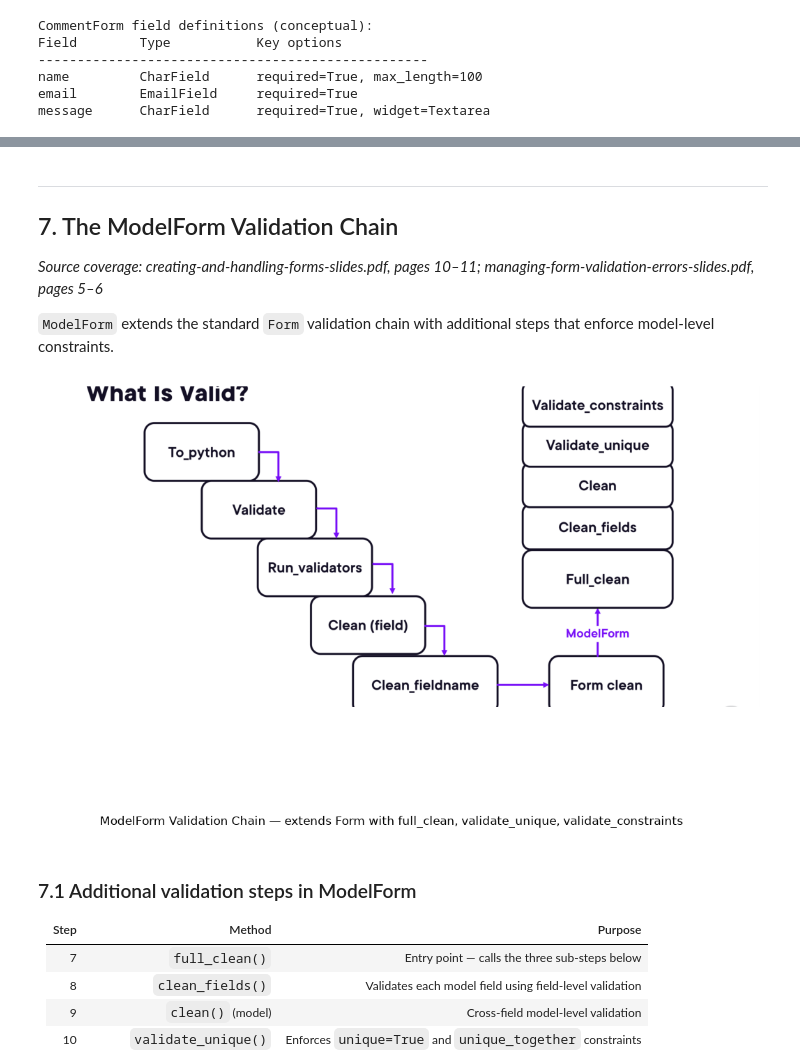
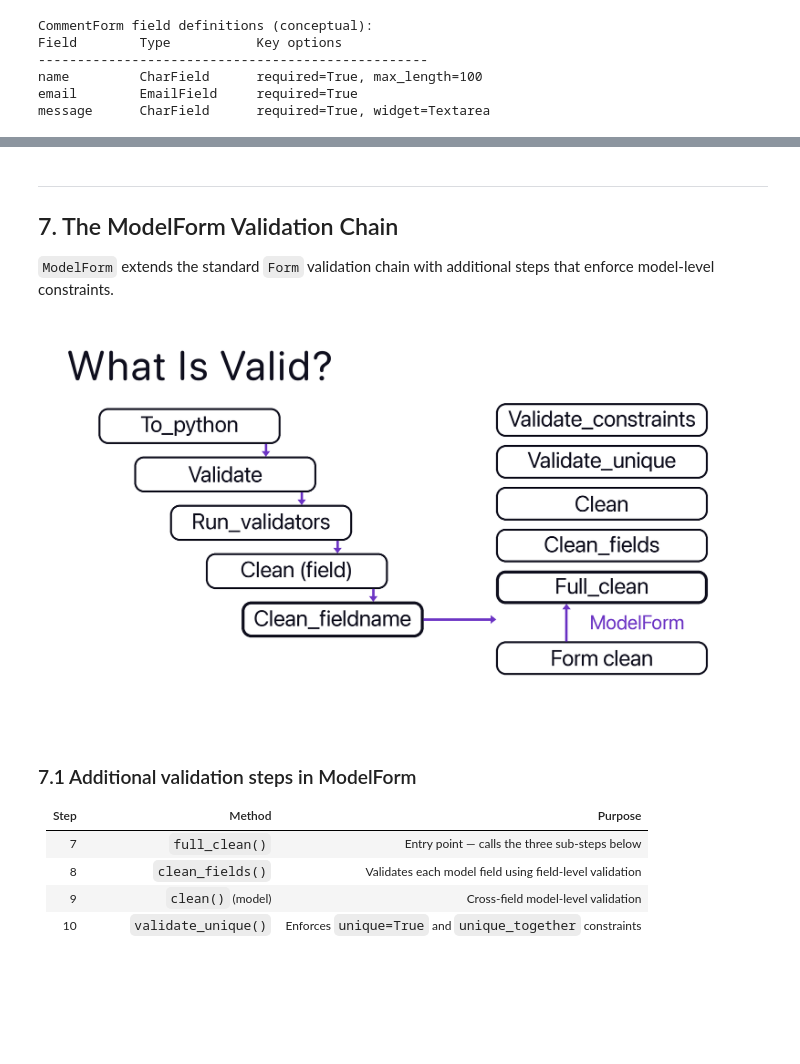
Before and after one commit to andy489/django, a Jupyter notebook: 06-django-forms-modelforms/django4-forms-and-modelforms.ipynb, the cells around one changed output, grey strips where cells are left out. Drawn from its saved outputs; the diff is of its cells as text; code cells hidden in the pictures; blank space fills up the shorter version.

```diff
--- a/06-django-forms-modelforms/django4-forms-and-modelforms.ipynb
+++ b/06-django-forms-modelforms/django4-forms-and-modelforms.ipynb
@@ -529,18 +459,11 @@ Django maps model field types to form field types automatically:
 # %% [markdown]
 ---
 ## 7. The ModelForm Validation Chain
-
-*Source coverage: creating-and-handling-forms-slides.pdf, pages 10–11; managing-form-validation-errors-slides.pdf, pages 5–6*
-
 `ModelForm` extends the standard `Form` validation chain with additional steps that enforce model-level constraints.
 # %%
-render_diagram(
-    "assets/diagrams/modelform_validation_full.png",
-    size=(11, 7),
-    caption="ModelForm Validation Chain — extends Form with full_clean, validate_unique, validate_constraints"
-)
+render_diagram("assets/diagrams/modelform_validation_full.png")
 # %% [output]
-[figure, old version]
+[figure, new version]
 # %% [markdown]
 ### 7.1 Additional validation steps in ModelForm
 
```
Also changed, not shown: parts of 20 cells of this notebook, 15 other files.
